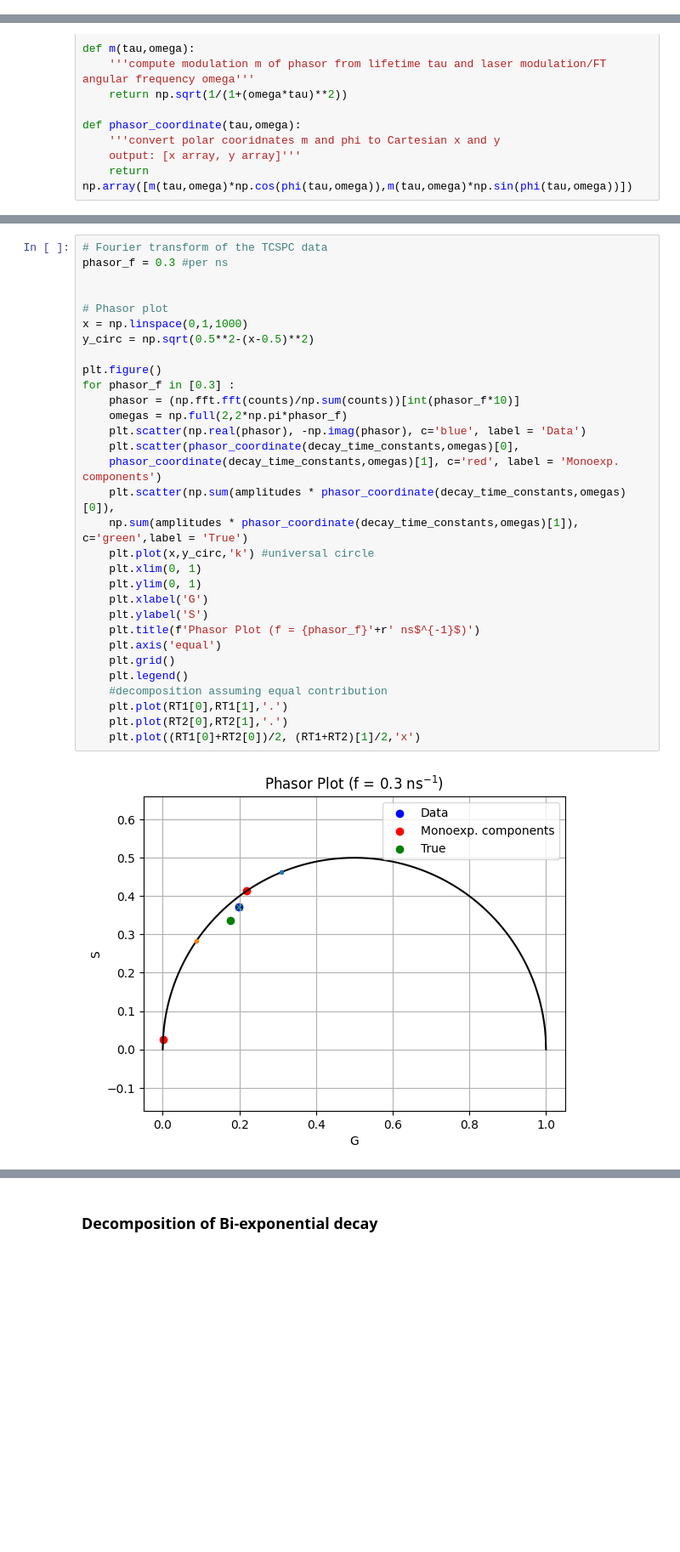
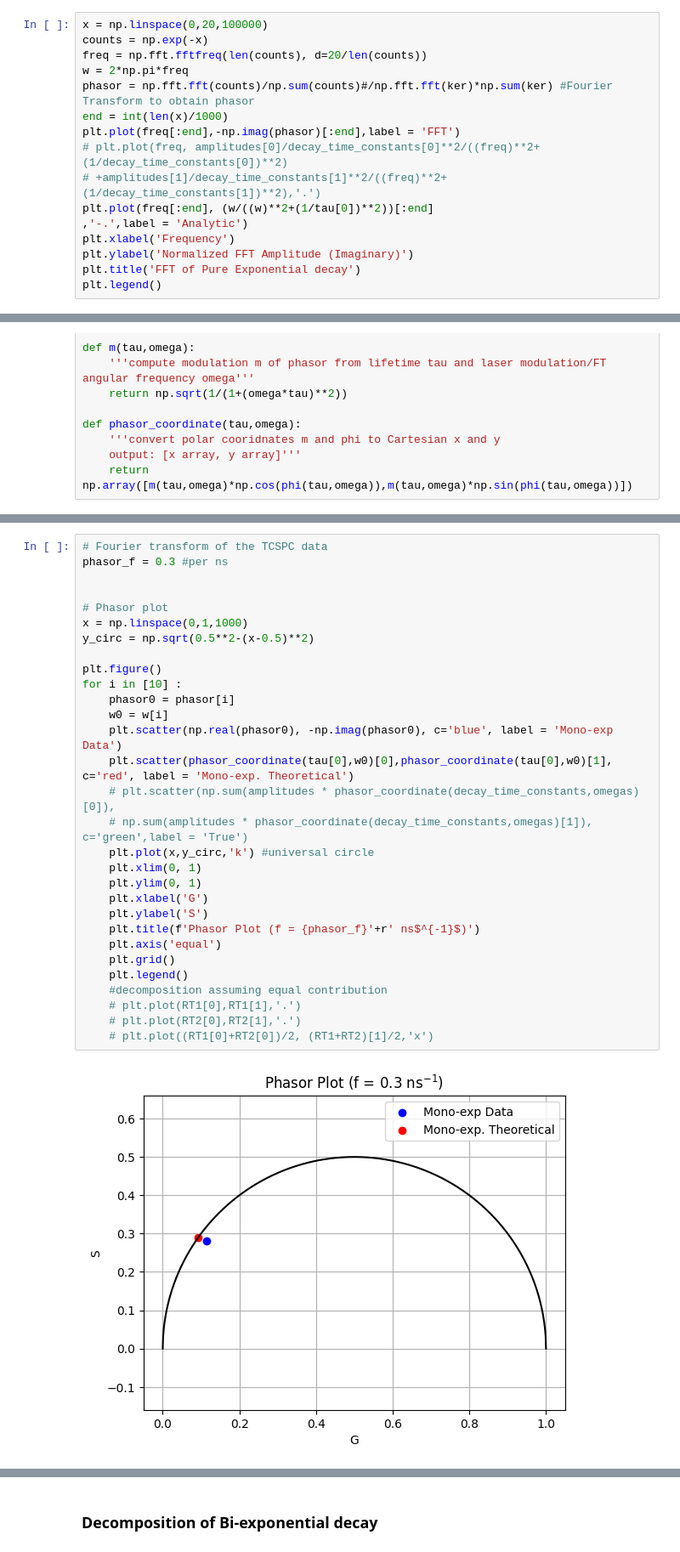
Before and after one commit to ngcnpeter/Y3_Group_Project_2B, a Jupyter notebook: TCSPC-simulation/2Bsimulation.ipynb, the cells around one changed output, grey strips where cells are left out. Shown at 85% size. Cells and saved outputs as stored; diff of their text form; blank space fills up the shorter version.

```diff
--- a/TCSPC-simulation/2Bsimulation.ipynb
+++ b/TCSPC-simulation/2Bsimulation.ipynb
@@ -255,0 +274,16 @@ array([0.05045147-0.00141945j])
+# %%
+x = np.linspace(0,20,100000)
+counts = np.exp(-x)
+freq = np.fft.fftfreq(len(counts), d=20/len(counts))
+w = 2*np.pi*freq
+phasor = np.fft.fft(counts)/np.sum(counts)#/np.fft.fft(ker)*np.sum(ker) #Fourier Transform to obtain phasor
+end = int(len(x)/1000)
+plt.plot(freq[:end],-np.imag(phasor)[:end],label = 'FFT')
+# plt.plot(freq, amplitudes[0]/decay_time_constants[0]**2/((freq)**2+(1/decay_time_constants[0])**2)
+# +amplitudes[1]/decay_time_constants[1]**2/((freq)**2+(1/decay_time_constants[1])**2),'.')
+plt.plot(freq[:end], (w/((w)**2+(1/tau[0])**2))[:end]
+,'-.',label = 'Analytic')
+plt.xlabel('Frequency')
+plt.ylabel('Normalized FFT Amplitude (Imaginary)')
+plt.title('FFT of Pure Exponential decay')
+plt.legend()
@@ -273,33 +310,32 @@ array([0.09199967, 0.00025324])
 # %%
 # Fourier transform of the TCSPC data
 phasor_f = 0.3 #per ns
 
 
 # Phasor plot
 x = np.linspace(0,1,1000)
 y_circ = np.sqrt(0.5**2-(x-0.5)**2)
 
 plt.figure()
-for phasor_f in [0.3] :
-    phasor = (np.fft.fft(counts)/np.sum(counts))[int(phasor_f*10)]
-    omegas = np.full(2,2*np.pi*phasor_f)
-    plt.scatter(np.real(phasor), -np.imag(phasor), c='blue', label = 'Data')
-    plt.scatter(phasor_coordinate(decay_time_constants,omegas)[0],
-    phasor_coordinate(decay_time_constants,omegas)[1], c='red', label = 'Monoexp. components')
-    plt.scatter(np.sum(amplitudes * phasor_coordinate(decay_time_constants,omegas)[0]),
-    np.sum(amplitudes * phasor_coordinate(decay_time_constants,omegas)[1]), c='green',label = 'True')
+for i in [10] :
+    phasor0 = phasor[i]
+    w0 = w[i]
+    plt.scatter(np.real(phasor0), -np.imag(phasor0), c='blue', label = 'Mono-exp Data')
+    plt.scatter(phasor_coordinate(tau[0],w0)[0],phasor_coordinate(tau[0],w0)[1], c='red', label = 'Mono-exp. Theoretical')
+    # plt.scatter(np.sum(amplitudes * phasor_coordinate(decay_time_constants,omegas)[0]),
+    # np.sum(amplitudes * phasor_coordinate(decay_time_constants,omegas)[1]), c='green',label = 'True')
     plt.plot(x,y_circ,'k') #universal circle
     plt.xlim(0, 1)
     plt.ylim(0, 1)
     plt.xlabel('G')
     plt.ylabel('S')
     plt.title(f'Phasor Plot (f = {phasor_f}'+r' ns$^{-1}$)')
     plt.axis('equal')
     plt.grid()
     plt.legend()
     #decomposition assuming equal contribution
-    plt.plot(RT1[0],RT1[1],'.')
-    plt.plot(RT2[0],RT2[1],'.')
-    plt.plot((RT1[0]+RT2[0])/2, (RT1+RT2)[1]/2,'x')
+    # plt.plot(RT1[0],RT1[1],'.')
+    # plt.plot(RT2[0],RT2[1],'.')
+    # plt.plot((RT1[0]+RT2[0])/2, (RT1+RT2)[1]/2,'x')
 # %% [output]
-[figure, old version]
+[figure, new version]
```
Also changed, not shown: parts of 11 cells of this notebook.
